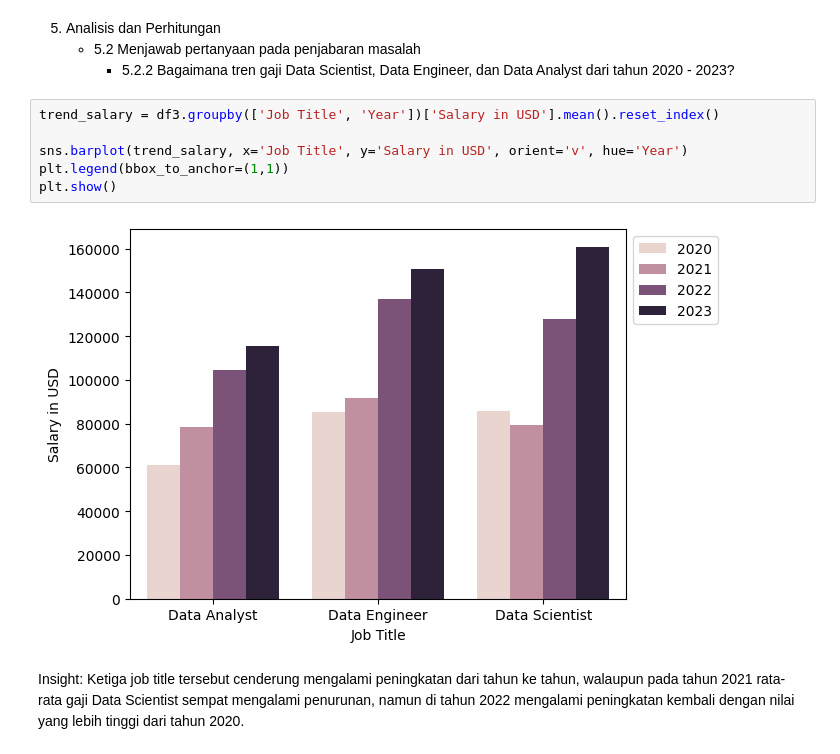
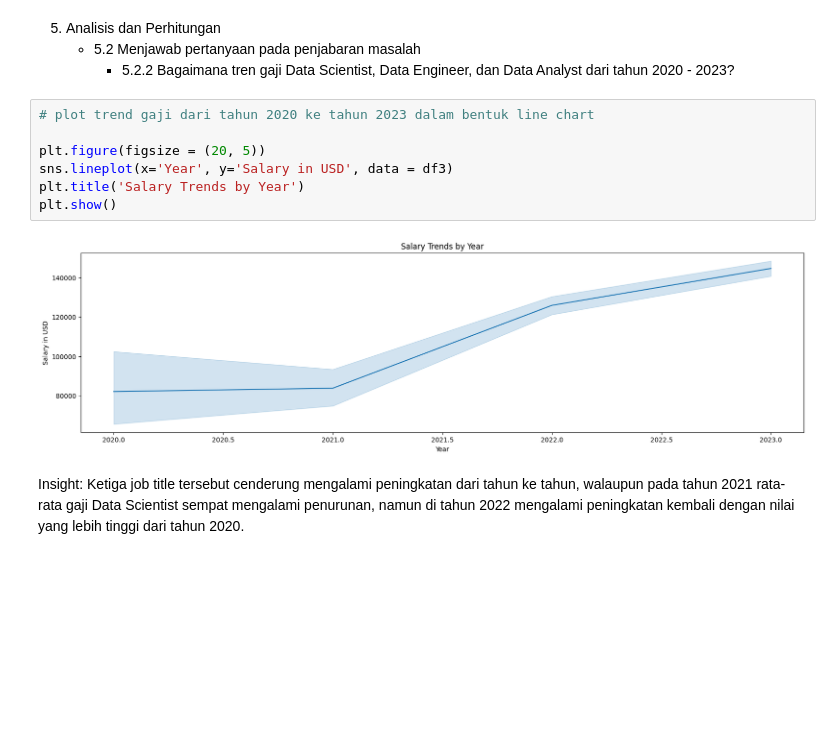
Before and after one commit to CODA-Assignment-Bay/p1-coda001-rmt-m2-lusitaniarc, a Jupyter notebook: P1M2_lusitania.ipynb, the cells around one changed output. Cells and saved outputs as stored; diff of their text form; blank space fills up the shorter version.

```diff
--- a/P1M2_lusitania.ipynb
+++ b/P1M2_lusitania.ipynb
@@ -551,14 +565,15 @@ plt.show()
 5. Analisis dan Perhitungan
     - 5.2 Menjawab pertanyaan pada penjabaran masalah
         - 5.2.2 Bagaimana tren gaji Data Scientist, Data Engineer, dan Data Analyst dari tahun 2020 - 2023?
-# %%
-trend_salary = df3.groupby(['Job Title', 'Year'])['Salary in USD'].mean().reset_index()
-
-sns.barplot(trend_salary, x='Job Title', y='Salary in USD', orient='v', hue='Year')
-plt.legend(bbox_to_anchor=(1,1))
-plt.show()
-# %% [output]
-[figure, removed]
+# %%
+# plot trend gaji dari tahun 2020 ke tahun 2023 dalam bentuk line chart
+
+plt.figure(figsize = (20, 5))
+sns.lineplot(x='Year', y='Salary in USD', data = df3)
+plt.title('Salary Trends by Year')
+plt.show()
+# %% [output]
+[figure, added]
 # %% [markdown]
 Insight: Ketiga job title tersebut cenderung mengalami peningkatan dari tahun ke tahun, walaupun pada tahun 2021 rata- rata gaji Data Scientist sempat mengalami penurunan, namun di tahun 2022 mengalami peningkatan kembali dengan nilai yang lebih tinggi dari tahun 2020.
 # %% [markdown]
```
Also changed, not shown: parts of 17 cells of this notebook, 2 other files.
